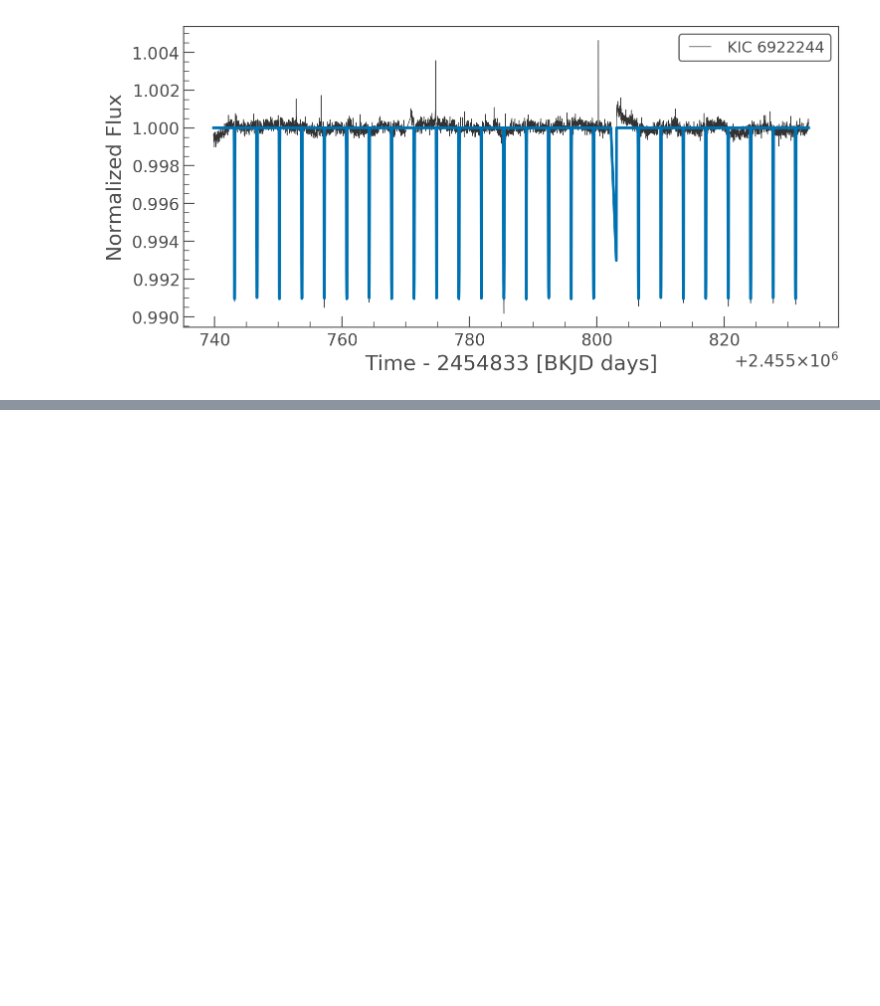
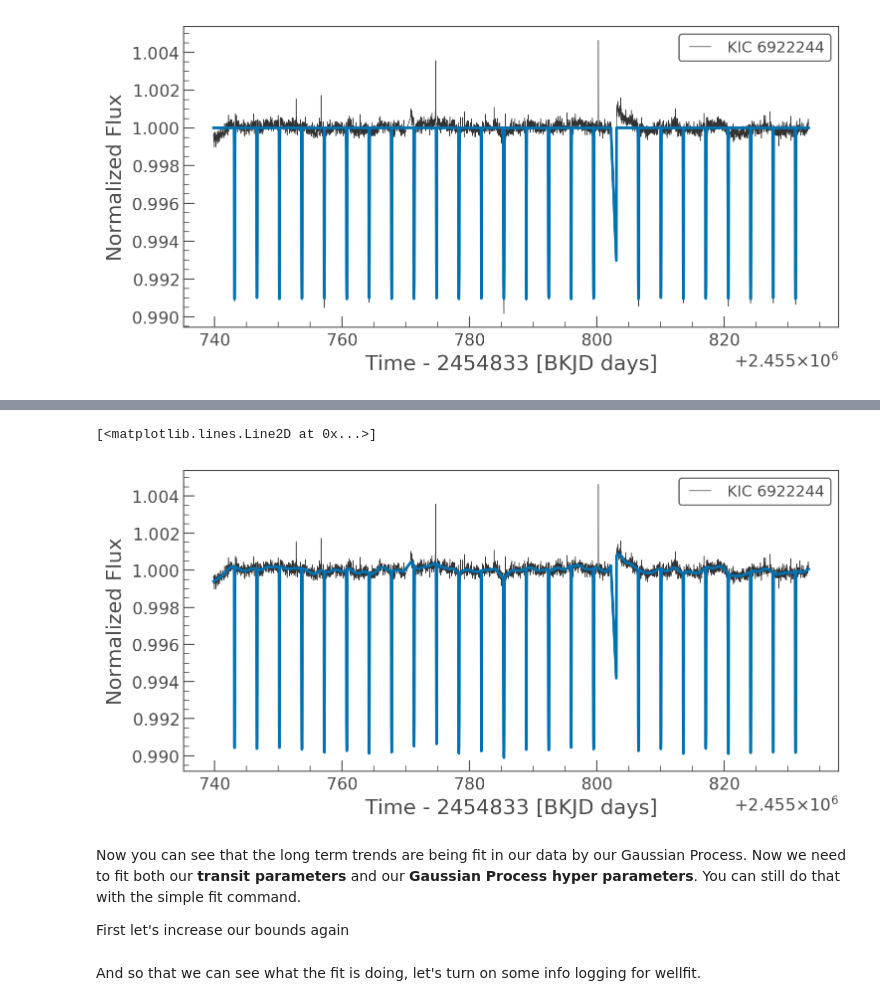
Before and after one commit to christinahedges/wellfit, a Jupyter notebook: demos/how-to-use-wellfit.ipynb, the cells around one changed output, grey strips where cells are left out. Drawn from its saved outputs; the diff is of its cells as text; code cells hidden in the pictures; blank space fills up the shorter version.

```diff
--- a/demos/how-to-use-wellfit.ipynb
+++ b/demos/how-to-use-wellfit.ipynb
@@ -193,0 +197,16 @@ ax.plot(lc.time, model.compute(lc.time), lw=2, label='Best Fit')
+# %%
+model = wf.Model.from_nexsci('Kepler-8', use_gps=True)
+# %%
+# Compute the flux
+model_flux = model.compute(lc.time, lc.flux, lc.flux_err)
+
+# Plot it
+ax = lc.plot()
+ax.plot(lc.time, model_flux, lw=2)
+# %% [output]
+[<matplotlib.lines.Line2D at 0x...>]
+[figure, added]
+# %% [markdown]
+Now you can see that the long term trends are being fit in our data by our Gaussian Process. Now we need to fit both our **transit parameters** and our **Gaussian Process hyper parameters**. You can still do that with the simple fit command.
+
+First let's increase our bounds again
@@ -193,0 +222,2 @@ ax.plot(lc.time, model.compute(lc.time), lw=2, label='Best Fit')
+# %% [markdown]
+And so that we can see what the fit is doing, let's turn on some info logging for wellfit.
```
Also changed, not shown: parts of 20 cells of this notebook, 2 other files.
